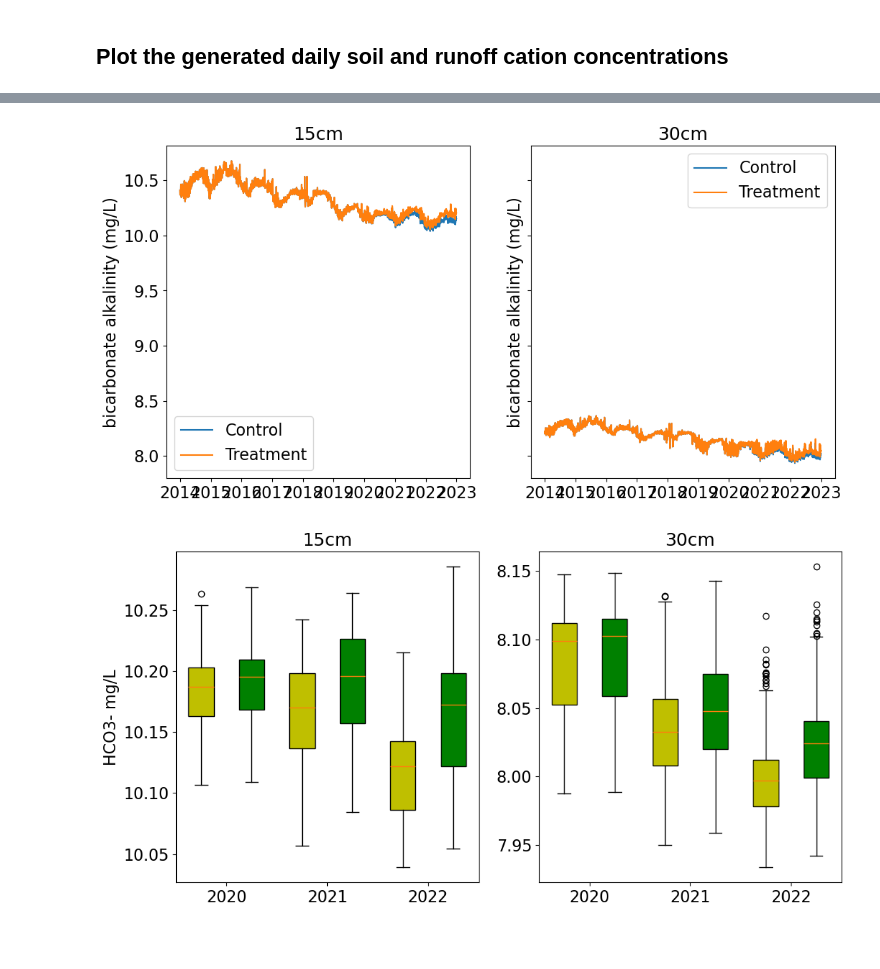
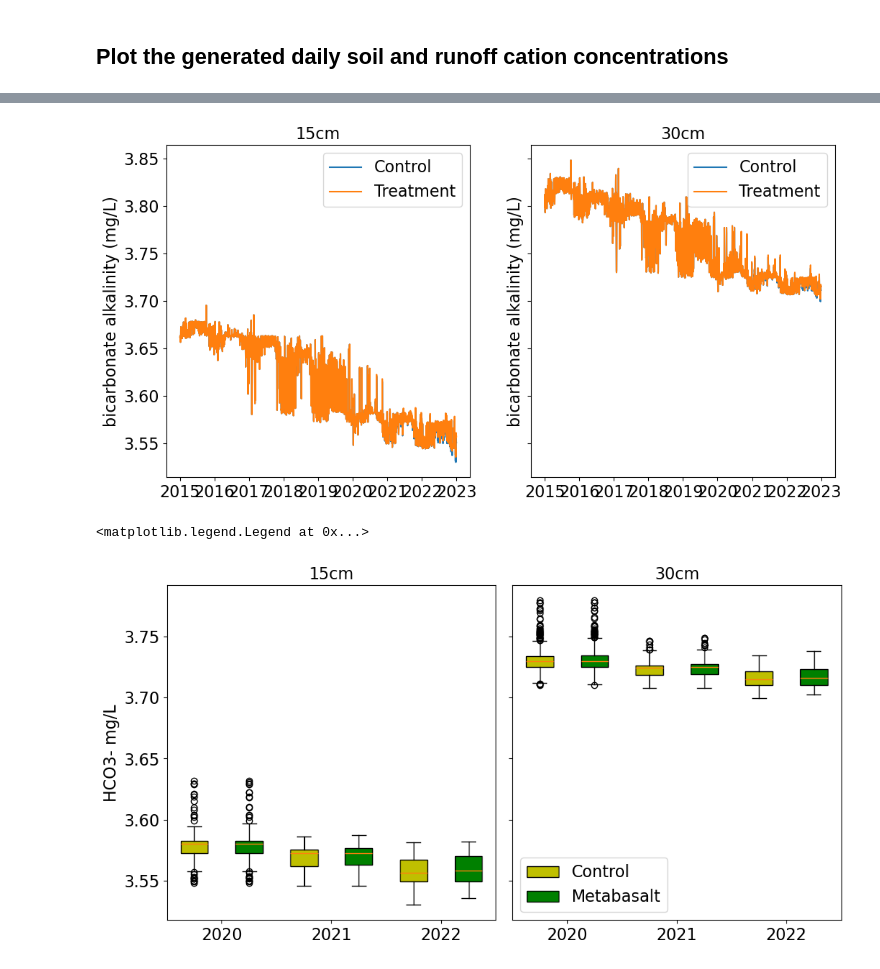
Before and after one commit to ypwong22/erw_scripts, a Jupyter notebook: plot_simulation_obs_UC_Davis.ipynb, the cells around one changed output, grey strips where cells are left out. Drawn from its saved outputs; the diff is of its cells as text; code cells hidden in the pictures; blank space fills up the shorter version.

```diff
--- a/plot_simulation_obs_UC_Davis.ipynb
+++ b/plot_simulation_obs_UC_Davis.ipynb
@@ -13,26 +13,20 @@ from matplotlib import rcParams
 site = 'UC_Davis'
 
 rcParams['font.size'] = 16
-rcParams['axes.titlesize'] = 18
+rcParams['axes.titlesize'] = 16
 # %%
-flist_1 = [os.path.join(os.environ['PROJDIR'], 'E3SM', 'output',
-                        'ERW_UC_Davis_ICB20TRCNPRDCTCBC', 'run',
-                        f'ERW_UC_Davis_ICB20TRCNPRDCTCBC.elm.h1.{yy}-01-01-00000.nc') \
-            for yy in range(2014, 2018)]
-
 # control - no treatment
-flist_2 = [os.path.join(os.environ['PROJDIR'], 'E3SM', 'output',
-                        'ERW_20231109_UC_Davis_ICB20TRCNPRDCTCBC', 'run',
-                        f'ERW_20231109_UC_Davis_ICB20TRCNPRDCTCBC.elm.h1.{yy}-01-01-00000.nc') \
+flist_1 = [os.path.join(os.environ['E3SM_ROOT'], 'output',
+           '20250323_UC_Davis_ICB20TRCNPRDCTCBC_3year_rmethod1_appCtrlerw', 'run',
+    f'20250323_UC_Davis_ICB20TRCNPRDCTCBC_3year_rmethod1_appCtrlerw.elm.h1.{yy}-01-01-00000.nc') \
             for yy in range(2018, 2023)]
-hr0 = xr.open_mfdataset(flist_1 + flist_2)
+hr0 = xr.open_mfdataset(flist_1)
 tvec = pd.DatetimeIndex([pd.Timestamp(year=t.year, month=t.month, day=t.day) for t in hr0['time'].values])
 
 
 # treatment - metabasalt
-flist_2 = [os.path.join(os.environ['PROJDIR'], 'E3SM', 'output',
-                        'ERW_20231110_UC_Davis_ICB20TRCNPRDCTCBC', 'run',
-                        f'ERW_20231110_UC_Davis_ICB20TRCNPRDCTCBC.elm.h1.{yy}-01-01-00000.nc') \
+flist_2 = [os.path.join(os.environ['E3SM_ROOT'], 'output',
+                        '20250323_UC_Davis_ICB20TRCNPRDCTCBC_3year_rmethod1erw', 'run',
+            f'20250323_UC_Davis_ICB20TRCNPRDCTCBC_3year_rmethod1erw.elm.h1.{yy}-01-01-00000.nc') \
             for yy in range(2018, 2023)]
-hr = xr.open_mfdataset(flist_1 + flist_2)
-tvec = pd.DatetimeIndex([pd.Timestamp(year=t.year, month=t.month, day=t.day) for t in hr['time'].values])
+hr = xr.open_mfdataset(flist_2)
@@ -69,0 +33,8 @@ for i, mixing_depth in enumerate([0.15, 0.3]):
+# %%
+fig, axes = plt.subplots(1, 2, figsize = (12, 6), sharex = True, sharey = True)
+for i, (depth, ax) in enumerate(zip(['15cm','30cm'], axes.flat)):
+    ax.plot(tvec, hr0['primary_mineral'][:, 2, :], label = 'Control')
+    ax.plot(tvec, hr['primary_mineral'][:, 2, :], label = 'Treatment')
+    ax.set_title(depth)
+    ax.set_ylabel('Primary mineral')
+    ax.legend()
@@ -69,0 +43,8 @@ for i, mixing_depth in enumerate([0.15, 0.3]):
+# %%
+fig, axes = plt.subplots(1, 2, figsize = (12, 6), sharex = True, sharey = True)
+for i, (depth, ax) in enumerate(zip(['15cm','30cm'], axes.flat)):
+    ax.plot(tvec, hr0['soil_pH'][:, 0], label = 'Control')
+    ax.plot(tvec, hr['soil_pH'][:, 0], label = 'Treatment')
+    ax.set_title(depth)
+    ax.set_ylabel('Soil pH')
+    ax.legend()
@@ -76,4 +59,4 @@ for i, (depth, ax) in enumerate(zip(['15cm','30cm'], axes.flat)):
     ax.set_ylabel('bicarbonate alkalinity (mg/L)')
     ax.legend()
 # %% [output]
-[figure, old version]
+[figure, new version]
@@ -80,29 +112,32 @@ for i, (depth, ax) in enumerate(zip(['15cm','30cm'], axes.flat)):
 # %%
-fig, axes = plt.subplots(1, 2, figsize = (12, 6), sharex = True, sharey = False)
+fig, axes = plt.subplots(1, 2, figsize = (12, 6), sharex = True, sharey = True)
+fig.subplots_adjust(wspace = 0.05)
 for i, (depth, ax) in enumerate(zip(['15cm','30cm'], axes.flat)):
     # alkalinity['control'][tvec.year < 2020, i] * 1000
     p1 = ax.boxplot([alkalinity['control'][tvec.year == 2020, i] * 1000,
                      alkalinity['control'][tvec.year == 2021, i] * 1000,
                      alkalinity['control'][tvec.year == 2022, i] * 1000],
                     positions = [2,4,6], patch_artist=True)
     for patch in p1['boxes']:
         patch.set_facecolor('y')
 
     # alkalinity['metabasalt'][tvec.year < 2020, i] * 1000
     p2 = ax.boxplot([alkalinity['metabasalt'][tvec.year == 2020, i] * 1000,
                      alkalinity['metabasalt'][tvec.year == 2021, i] * 1000,
                      alkalinity['metabasalt'][tvec.year == 2022, i] * 1000],
                     positions = [3,5,7], patch_artist=True)
     for patch in p2['boxes']:
         patch.set_facecolor('g')
 
     ax.set_xticks([2.5,4.5,6.5]) # 0.5,
     ax.set_xticklabels(['2020','2021','2022']) # '1980-2019',
     if i == 0:
         ax.set_ylabel('HCO3- mg/L')
     if i == 0:
         ax.set_title('15cm')
     else:
         ax.set_title('30cm')
+ax.legend([p1['boxes'][0], p2['boxes'][0]], ['Control','Metabasalt'])
 # %% [output]
+<matplotlib.legend.Legend at 0x...>
-[figure, old version]
+[figure, new version]
```
Also changed, not shown: parts of 7 cells of this notebook, 9 other files.
